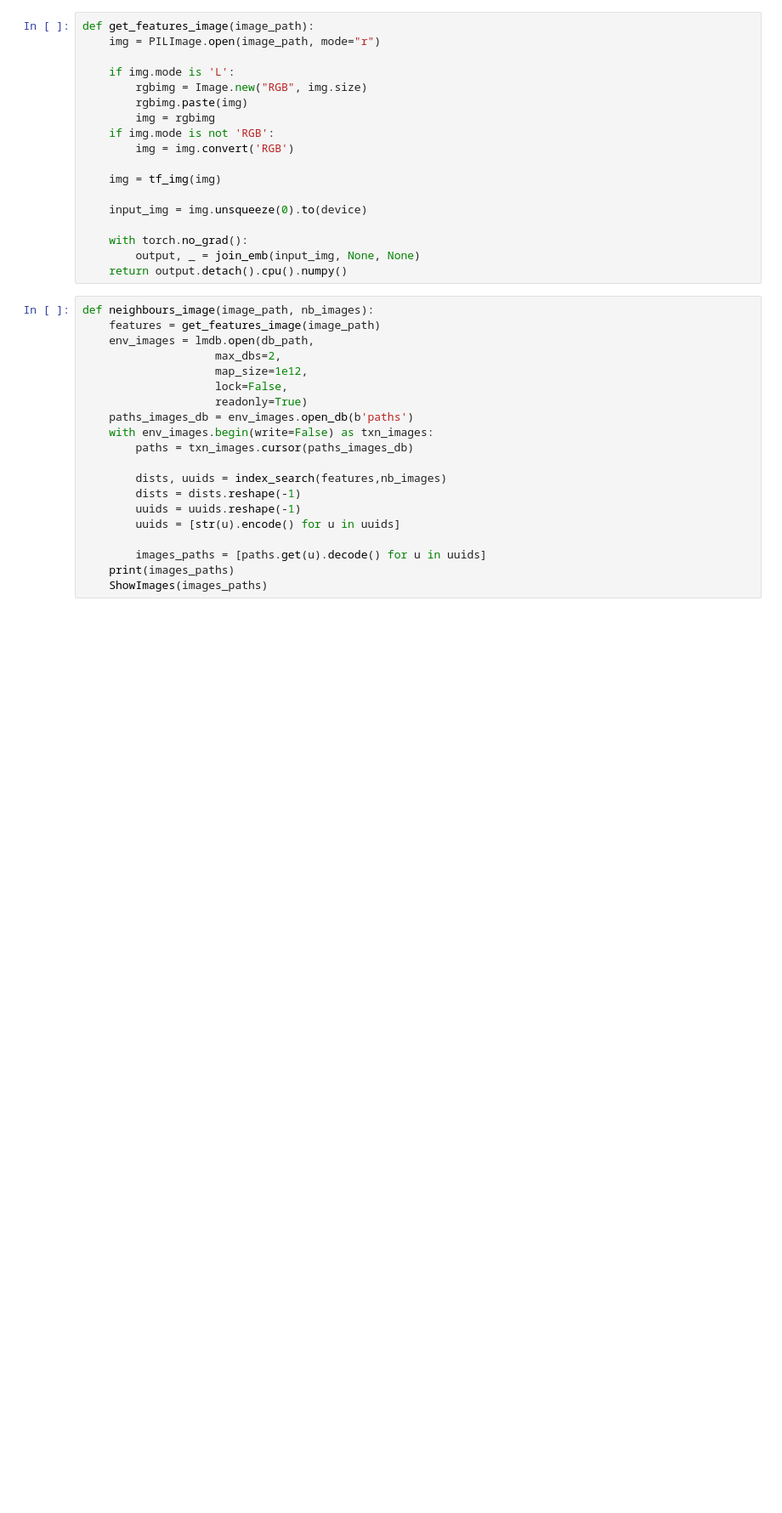
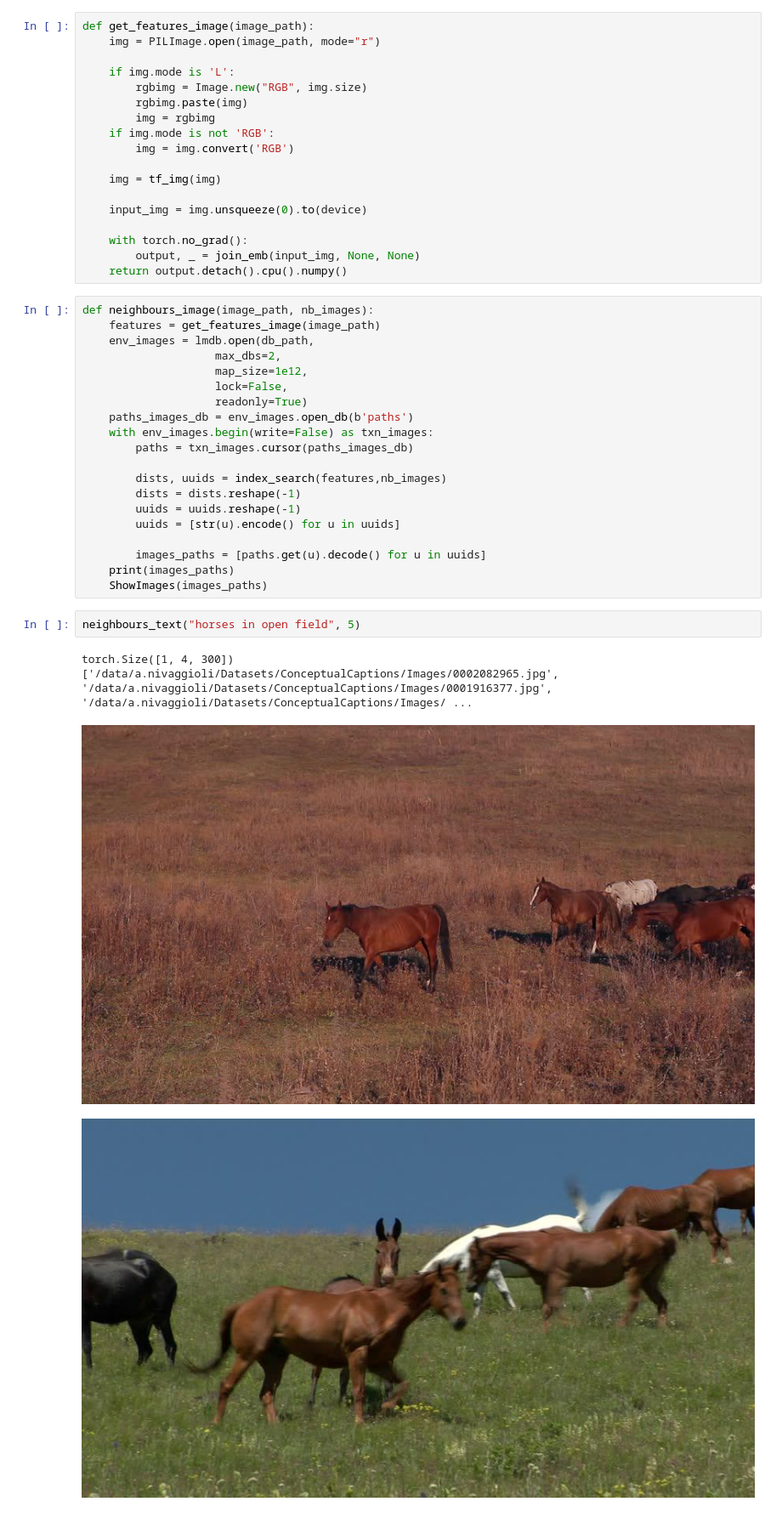
Before and after one commit to SereneQI/text-image-similarity, a Jupyter notebook: testRetrieval.ipynb, the cells around one changed output. Shown at 85% size. Drawn from its saved outputs; the diff is of its cells as text; blank space fills up the shorter version.

```diff
--- a/testRetrieval.ipynb
+++ b/testRetrieval.ipynb
@@ -130,3 +132,10 @@ def neighbours_image(image_path, nb_images):
         images_paths = [paths.get(u).decode() for u in uuids]
     print(images_paths)
     ShowImages(images_paths)
+# %%
+neighbours_text("horses in open field", 5)
+# %% [output]
+torch.Size([1, 4, 300])
+['/data/a.nivaggioli/Datasets/ConceptualCaptions/Images/0002082965.jpg', '/data/a.nivaggioli/Datasets/ConceptualCaptions/Images/0001916377.jpg', '/data/a.nivaggioli/Datasets/ConceptualCaptions/Images/ ...
+[figure, added]
+[figure, added]
```
Also changed, not shown: parts of 5 cells of this notebook.
